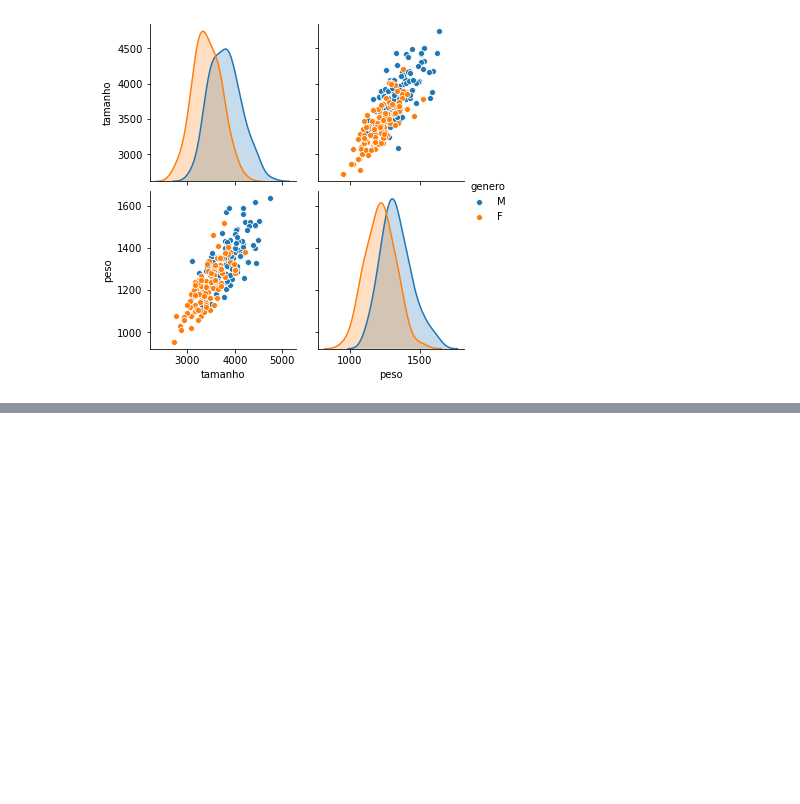
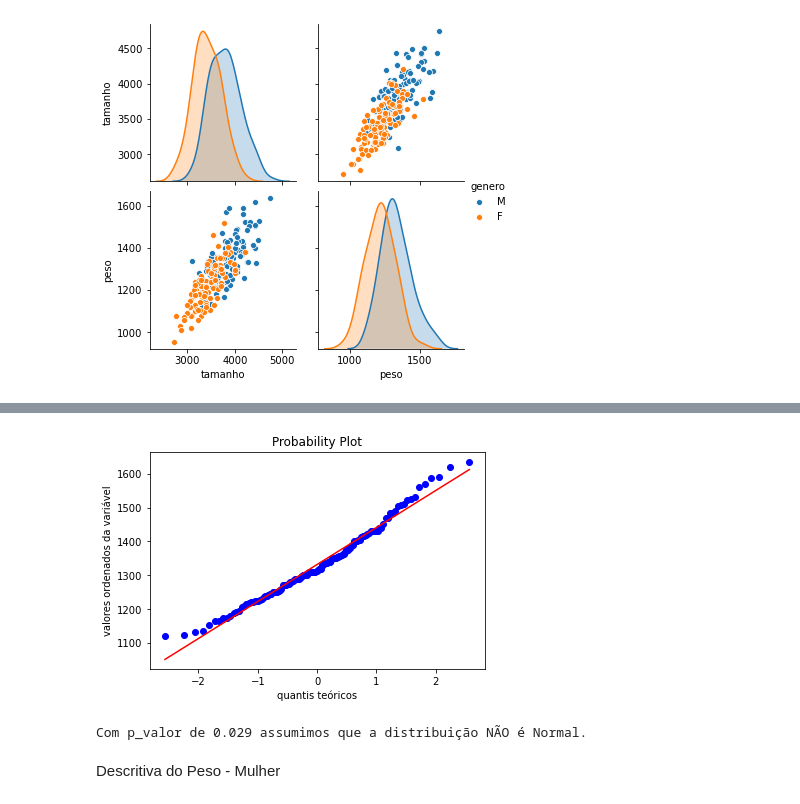
Before and after one commit to guilourenzo/mba-usp, a Jupyter notebook: ESTATÍSTICA PARA CIÊNCIA DE DADOS/AVALIACAO FINAL/GUILHERME_LOURENCO-AVALIACAO_FINAL.ipynb, the cells around one changed output, grey strips where cells are left out. Saved outputs shown, nothing was run; the diff lists cells and outputs as text; code cells hidden in the pictures; blank space fills up the shorter version.

```diff
--- a/ESTATÍSTICA PARA CIÊNCIA DE DADOS/AVALIACAO FINAL/GUILHERME_LOURENCO-AVALIACAO_FINAL.ipynb
+++ b/ESTATÍSTICA PARA CIÊNCIA DE DADOS/AVALIACAO FINAL/GUILHERME_LOURENCO-AVALIACAO_FINAL.ipynb
@@ -52,0 +94,6 @@ sns.pairplot(brain, vars=['tamanho', 'peso'], hue='genero');
+# %%
+homem_peso =  np.array(brain.loc[brain['homem']==1, 'peso'])
+mulher_peso =  np.array(brain.loc[brain['mulher']==1, 'peso'])
+
+acima45_peso =  np.array(brain.loc[brain['acima45']==1, 'peso'])
+abaixo45_peso =  np.array(brain.loc[brain['acima45']==0, 'peso'])
@@ -52,0 +121,20 @@ sns.pairplot(brain, vars=['tamanho', 'peso'], hue='genero');
+# %%
+# Gráfico de probabilidade da Normal, para checar suposição de tal distribuição dos dados
+stats.probplot(homem_peso, plot=plt)
+plt.xlabel('quantis teóricos')
+plt.ylabel('valores ordenados da variável')
+plt.show()
+# %% [output]
+[figure, added]
+# %%
+alpha = 0.05
+_, p_value = stats.shapiro(homem_peso)
+
+if p_value > alpha:
+    print(f'Com p_valor de {round(p_value, 3)} assumimos que a distribuição é Normal.')
+else:
+    print(f'Com p_valor de {round(p_value, 3)} assumimos que a distribuição NÃO é Normal.')
+# %% [output]
+Com p_valor de 0.029 assumimos que a distribuição NÃO é Normal.
+# %% [markdown]
+Descritiva do Peso - Mulher
```
Also changed, not shown: parts of 25 cells of this notebook, 3 other files.
